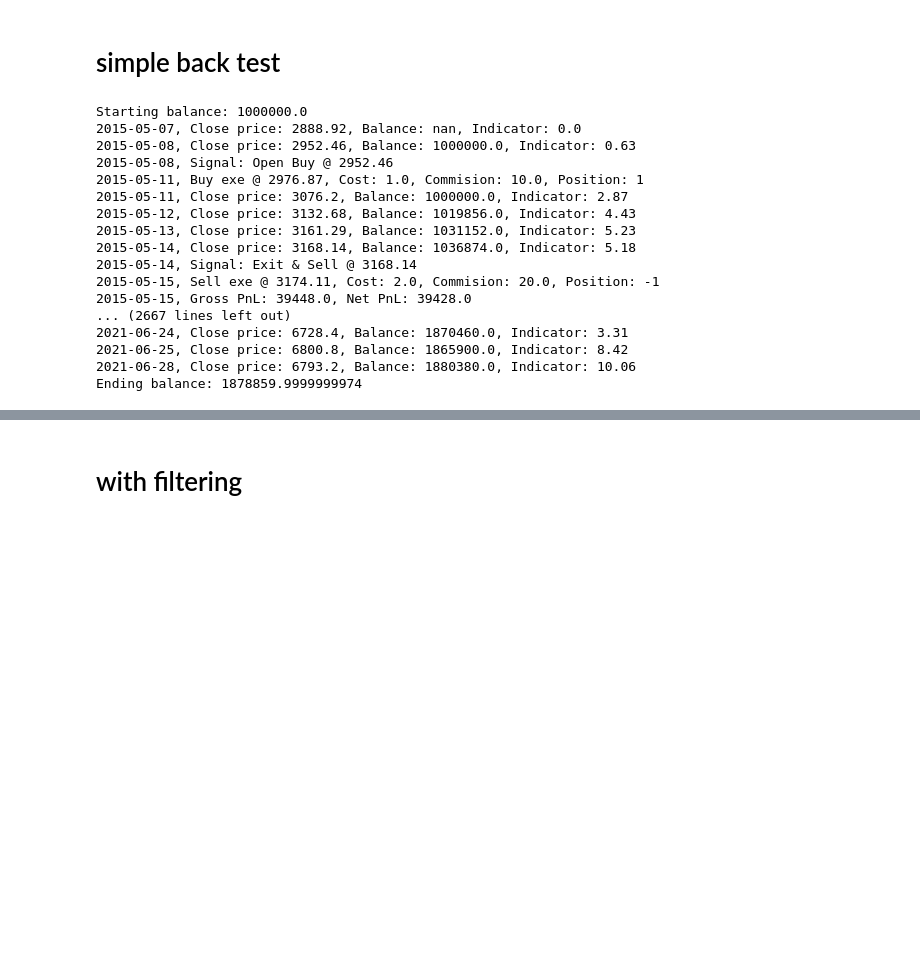
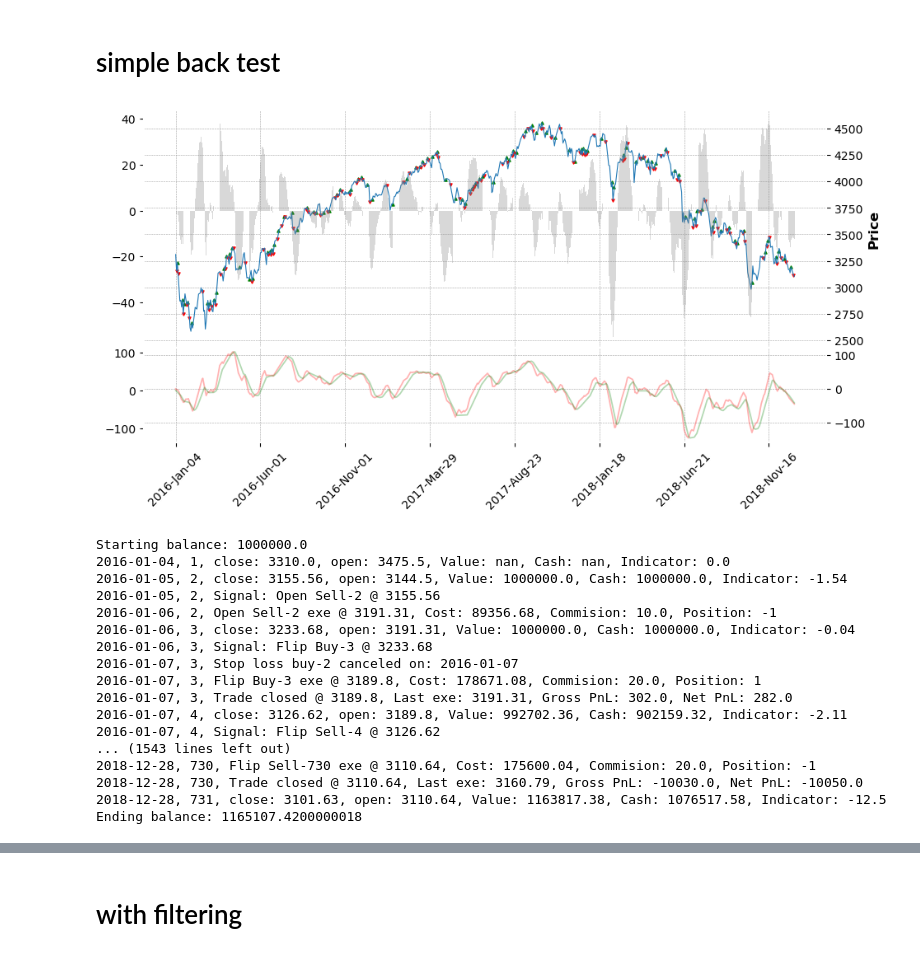
Before and after one commit to xiwenjin/CTA, a Jupyter notebook: Untitled.ipynb, the cells around one changed output, grey strips where cells are left out. Drawn from its saved outputs; the diff is of its cells as text; code cells hidden in the pictures; blank space fills up the shorter version.

```diff
--- a/Untitled.ipynb
+++ b/Untitled.ipynb
@@ -237,15 +314,17 @@ idx['macd'], idx['signal'], idx['hist'] = macd, avg, hist
 
 buy, sell = ind.signal_reverse(idx.Close, hist)
 # %%
-# %matplotlib inline
-# add = [fplt.make_addplot(hist, type='bar', color='grey', alpha=0.3),
-#        fplt.make_addplot(macd, type='line', color='red', alpha=0.3, panel=1),
-#        fplt.make_addplot(avg, type='line', color='green', alpha=0.3, panel=1),
-#        fplt.make_addplot(buy, type='scatter', marker='^', color='green', markersize=5),
-#        fplt.make_addplot(sell, type='scatter', marker='v', color='red', markersize=5),]
+%matplotlib inline
+add = [fplt.make_addplot(hist, type='bar', color='grey', alpha=0.3),
+       fplt.make_addplot(macd, type='line', color='red', alpha=0.3, panel=1),
+       fplt.make_addplot(avg, type='line', color='green', alpha=0.3, panel=1),
+       fplt.make_addplot(buy, type='scatter', marker='^', color='green', markersize=5),
+       fplt.make_addplot(sell, type='scatter', marker='v', color='red', markersize=5),]
 
-# fplt.plot(idx, type='line', style='charles',
-#           volume=False, figratio=(16,8), addplot=add)
+fplt.plot(idx, type='line', style='charles',
+          volume=False, figratio=(16,8), addplot=add)
+# %% [output]
+[figure, added]
 # %%
 cbro = bt.Cerebro(stdstats=False)
 cbro.addstrategy(myStrat, col='hist')
@@ -259,8 +338,8 @@ cbro.addstrategy(myStrat, col='hist')
 data = myDataFeed(dataname=idx,
                   fromdate=start,
                   todate=end,
-                  plot=False)
-# data.plotinfo.subplot = True
+                  plot=True)
+data.plotinfo.subplot = True
 
 
 cbro.adddata(data)
@@ -270,8 +349,10 @@ cbro.addobserver(myBuySell)
 cbro.addobserver(bt.observers.DrawDown)
 cbro.addobserver(bt.observers.TimeReturn)
 
-cbro.broker.setcommission(commission=10, margin=True, mult=idx_dict[prod][1])
-# cbro.broker.set_slippage_perc(5e-3)
+cbro.broker.setcommission(commission=10, mult=idx_dict[prod][1],
+                          commtype = bt.CommInfoBase.COMM_FIXED,
+                          automargin=idx_dict[prod][2] * idx_dict[prod][1])
+# cbro.broker.set_slippage_perc(5e-4)
 
 # assume order executed on the close of the bar that the same bar the signal is generated,
 # as the indicator is calculated using open prices.
@@ -285,22 +366,22 @@ cbro.run()
 print('Ending balance:', str(cbro.broker.getvalue()))
 # %% [output]
 Starting balance: 1000000.0
-2015-05-07, Close price: 2888.92, Balance: nan, Indicator: 0.0
-2015-05-08, Close price: 2952.46, Balance: 1000000.0, Indicator: 0.63
-2015-05-08, Signal: Open Buy @ 2952.46
-2015-05-11, Buy exe @ 2976.87, Cost: 1.0, Commision: 10.0, Position: 1
-2015-05-11, Close price: 3076.2, Balance: 1000000.0, Indicator: 2.87
-2015-05-12, Close price: 3132.68, Balance: 1019856.0, Indicator: 4.43
-2015-05-13, Close price: 3161.29, Balance: 1031152.0, Indicator: 5.23
-2015-05-14, Close price: 3168.14, Balance: 1036874.0, Indicator: 5.18
-2015-05-14, Signal: Exit & Sell @ 3168.14
-2015-05-15, Sell exe @ 3174.11, Cost: 2.0, Commision: 20.0, Position: -1
-2015-05-15, Gross PnL: 39448.0, Net PnL: 39428.0
-... (2667 lines left out)
-2021-06-24, Close price: 6728.4, Balance: 1870460.0, Indicator: 3.31
-2021-06-25, Close price: 6800.8, Balance: 1865900.0, Indicator: 8.42
-2021-06-28, Close price: 6793.2, Balance: 1880380.0, Indicator: 10.06
-Ending balance: 1878859.9999999974
+2016-01-04, 1, close: 3310.0, open: 3475.5, Value: nan, Cash: nan, Indicator: 0.0
+2016-01-05, 2, close: 3155.56, open: 3144.5, Value: 1000000.0, Cash: 1000000.0, Indicator: -1.54
+2016-01-05, 2, Signal: Open Sell-2 @ 3155.56
+2016-01-06, 2, Open Sell-2 exe @ 3191.31, Cost: 89356.68, Commision: 10.0, Position: -1
+2016-01-06, 3, close: 3233.68, open: 3191.31, Value: 1000000.0, Cash: 1000000.0, Indicator: -0.04
+2016-01-06, 3, Signal: Flip Buy-3 @ 3233.68
+2016-01-07, 3, Stop loss buy-2 canceled on: 2016-01-07
+2016-01-07, 3, Flip Buy-3 exe @ 3189.8, Cost: 178671.08, Commision: 20.0, Position: 1
+2016-01-07, 3, Trade closed @ 3189.8, Last exe: 3191.31, Gross PnL: 302.0, Net PnL: 282.0
+2016-01-07, 4, close: 3126.62, open: 3189.8, Value: 992702.36, Cash: 902159.32, Indicator: -2.11
+2016-01-07, 4, Signal: Flip Sell-4 @ 3126.62
+... (1543 lines left out)
+2018-12-28, 730, Flip Sell-730 exe @ 3110.64, Cost: 175600.04, Commision: 20.0, Position: -1
+2018-12-28, 730, Trade closed @ 3110.64, Last exe: 3160.79, Gross PnL: -10030.0, Net PnL: -10050.0
+2018-12-28, 731, close: 3101.63, open: 3110.64, Value: 1163817.38, Cash: 1076517.58, Indicator: -12.5
+Ending balance: 1165107.4200000018
 # %%
 %matplotlib inline
 plt.rcParams['figure.figsize']=[18,10]
```
Also changed, not shown: parts of 5 cells of this notebook.
